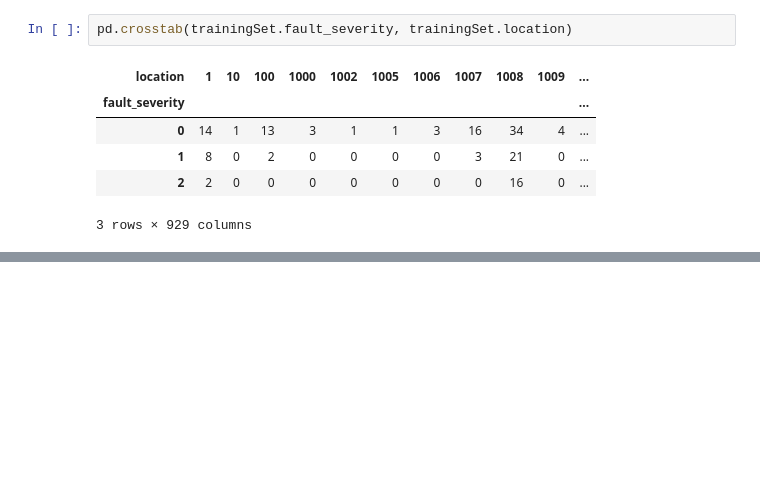
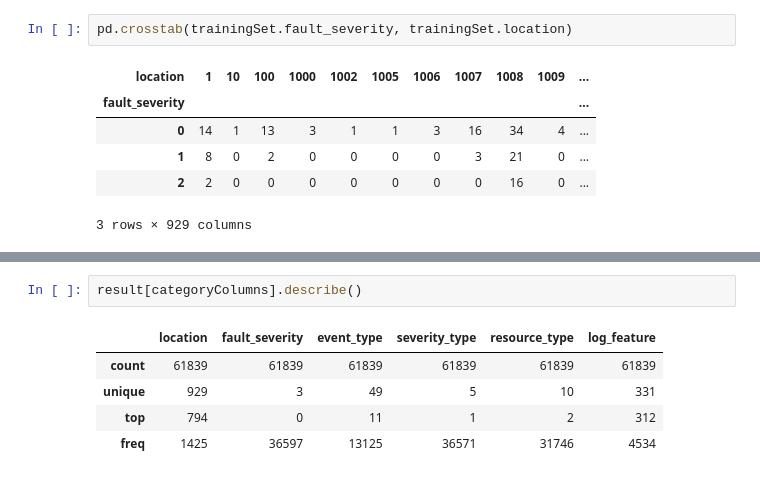
Before and after one commit to nikogamulin/kaggle-telstra-network-disruptions, a Jupyter notebook: data_explorer.ipynb, the cells around one changed output, grey strips where cells are left out. Saved outputs shown, nothing was run; the diff lists cells and outputs as text; blank space fills up the shorter version.

```diff
--- a/data_explorer.ipynb
+++ b/data_explorer.ipynb
@@ -147,0 +99,8 @@ logFeature.head(5)
+# %%
+result[categoryColumns].describe()
+# %% [output]
+|  | location | fault_severity | event_type | severity_type | resource_type | log_feature |
+| count | 61839 | 61839 | 61839 | 61839 | 61839 | 61839 |
+| unique | 929 | 3 | 49 | 5 | 10 | 331 |
+| top | 794 | 0 | 11 | 1 | 2 | 312 |
+| freq | 1425 | 36597 | 13125 | 36571 | 31746 | 4534 |
```
Also changed, not shown: parts of 9 cells of this notebook.
